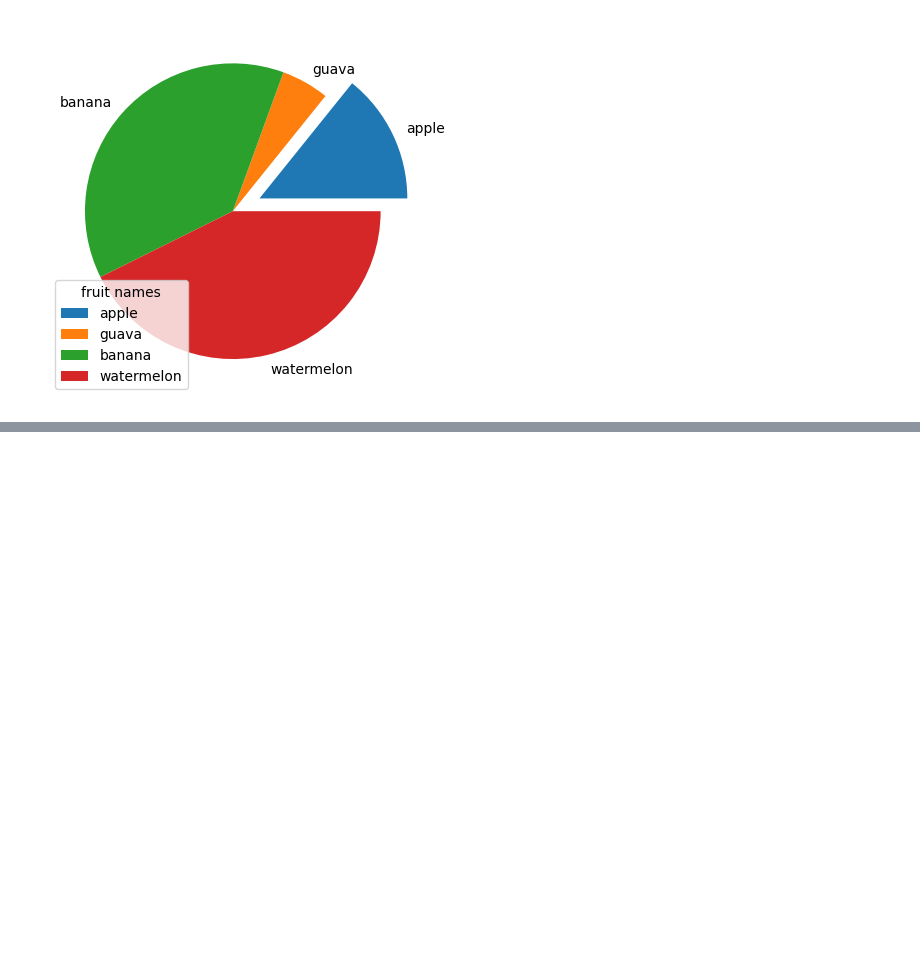
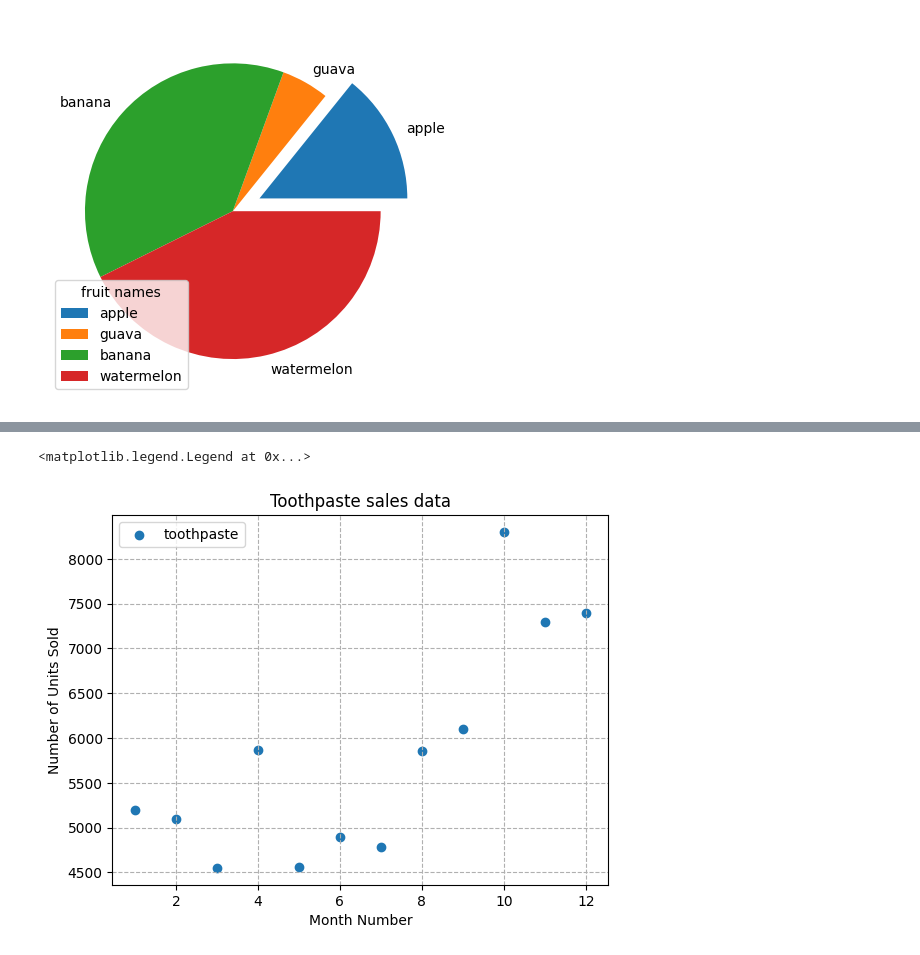
Before and after one commit to sachin09999/data-science, a Jupyter notebook: matplotlib/matplot.ipynb, the cells around one changed output, grey strips where cells are left out. Cells and saved outputs as stored; diff of their text form; code cells hidden in the pictures; blank space fills up the shorter version.

```diff
--- a/matplotlib/matplot.ipynb
+++ b/matplotlib/matplot.ipynb
@@ -205,0 +235,10 @@ plt.show()
+# %%
+plt.scatter(data['month_number'],data['toothpaste'],marker='o',linewidth=1,label="toothpaste")
+plt.grid(linestyle='--')
+plt.title("Toothpaste sales data")
+plt.xlabel("Month Number")
+plt.ylabel("Number of Units Sold")
+plt.legend()
+# %% [output]
+<matplotlib.legend.Legend at 0x...>
+[figure, added]
```
Also changed, not shown: parts of 5 cells of this notebook, 2 other files.
